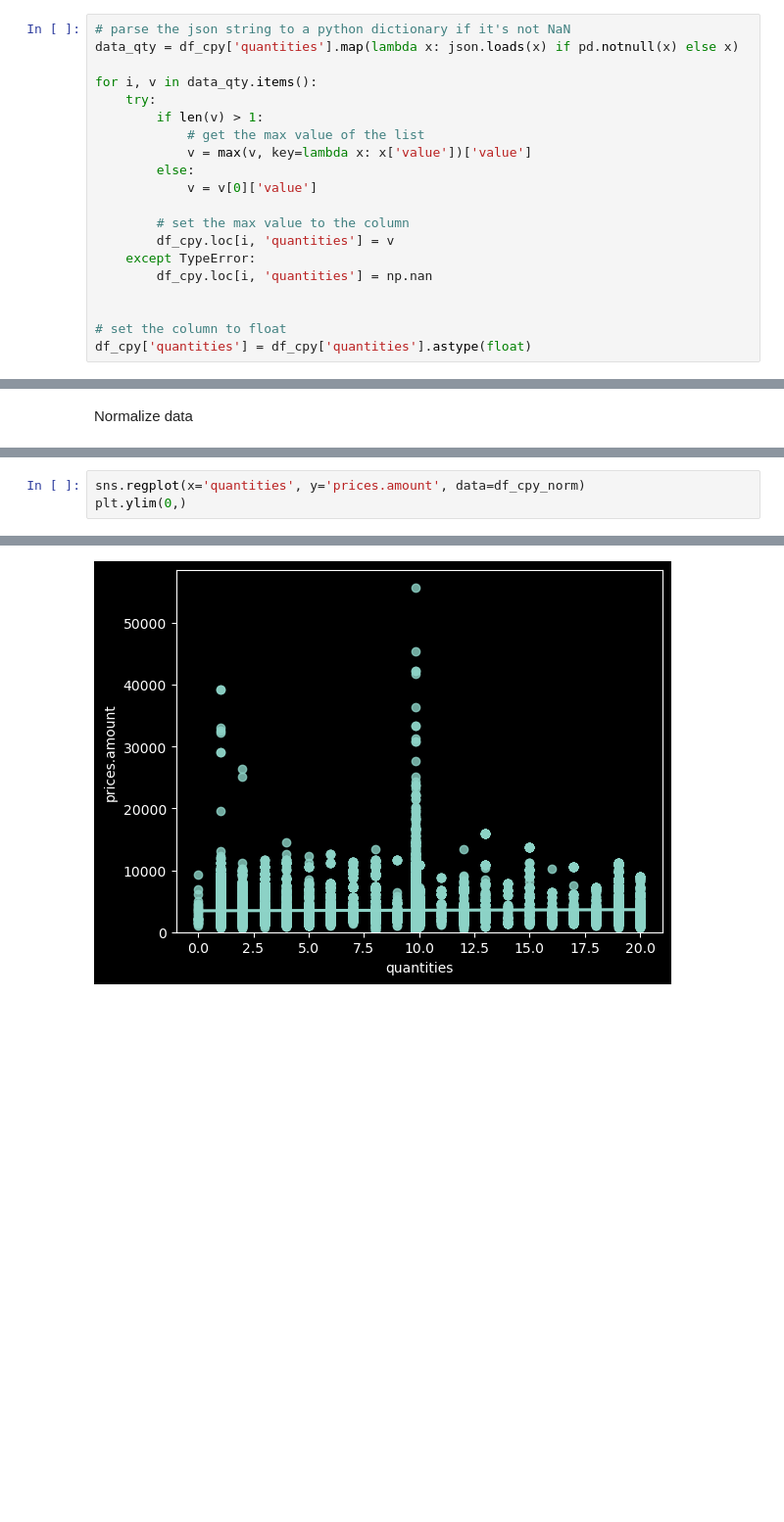
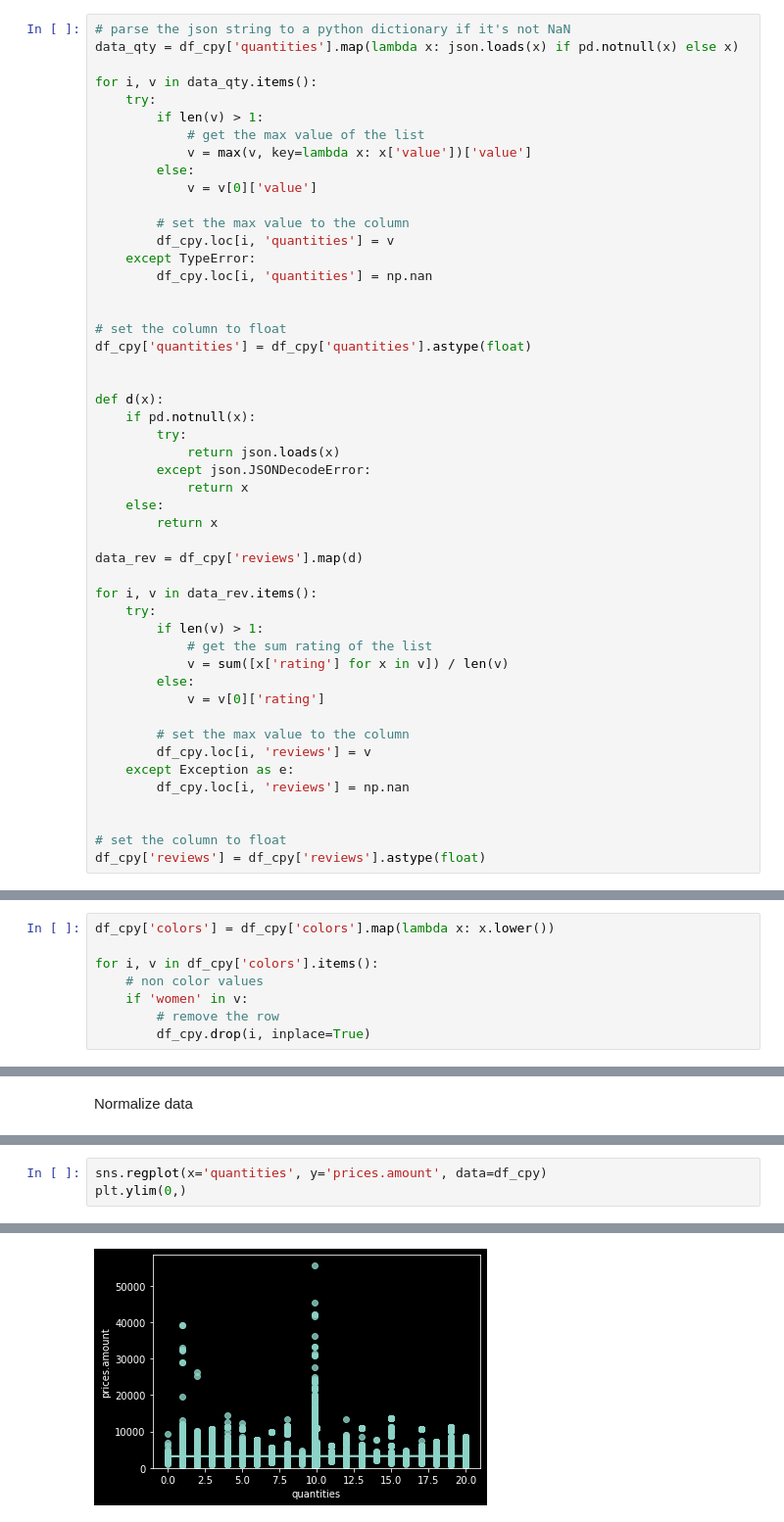
Before and after one commit to RenzVillegas24/JupyterML, a Jupyter notebook: 23.11.25_Activity_Module3/final_activity.ipynb, the cells around one changed output, grey strips where cells are left out. Shown: that part at 98% size. Saved outputs shown, nothing was run; the diff lists cells and outputs as text; blank space fills up the shorter version.

```diff
--- a/23.11.25_Activity_Module3/final_activity.ipynb
+++ b/23.11.25_Activity_Module3/final_activity.ipynb
@@ -195,6 +197,35 @@ for i, v in data_qty.items():
 
 # set the column to float
 df_cpy['quantities'] = df_cpy['quantities'].astype(float)
+
+
+def d(x):
+    if pd.notnull(x):
+        try:
+            return json.loads(x)
+        except json.JSONDecodeError:
+            return x
+    else:
+        return x
+
+data_rev = df_cpy['reviews'].map(d)
+
+for i, v in data_rev.items():
+    try:
+        if len(v) > 1:
+            # get the sum rating of the list
+            v = sum([x['rating'] for x in v]) / len(v)
+        else:
+            v = v[0]['rating']
+
+        # set the max value to the column
+        df_cpy.loc[i, 'reviews'] = v
+    except Exception as e:
+        df_cpy.loc[i, 'reviews'] = np.nan
+
+
+# set the column to float
+df_cpy['reviews'] = df_cpy['reviews'].astype(float)
 # %% [markdown]
 Get all the data numerical data types that has missing values
 # %%
@@ -380,3 +414,11 @@ for x in curs.keys():
 df_cpy.drop('prices.currency', axis=1, inplace=True)
 # %%
 df_cpy['prices.amount'] = df_cpy[['prices.amountMax', 'prices.amountMin']].mean(axis=1)
+# %%
+df_cpy['colors'] = df_cpy['colors'].map(lambda x: x.lower())
+
+for i, v in df_cpy['colors'].items():
+    # non color values
+    if 'women' in v:
+        # remove the row
+        df_cpy.drop(i, inplace=True)
@@ -432,6 +481,6 @@ plt.ylim(0,)
 # %%
-sns.regplot(x='quantities', y='prices.amount', data=df_cpy_norm)
+sns.regplot(x='quantities', y='prices.amount', data=df_cpy)
 plt.ylim(0,)
 # %% [output]
 (0.0, 58487.95545965702)
-[figure, old version]
+[figure, new version]
```
Also changed, not shown: parts of 43 cells of this notebook, 3 other files.
